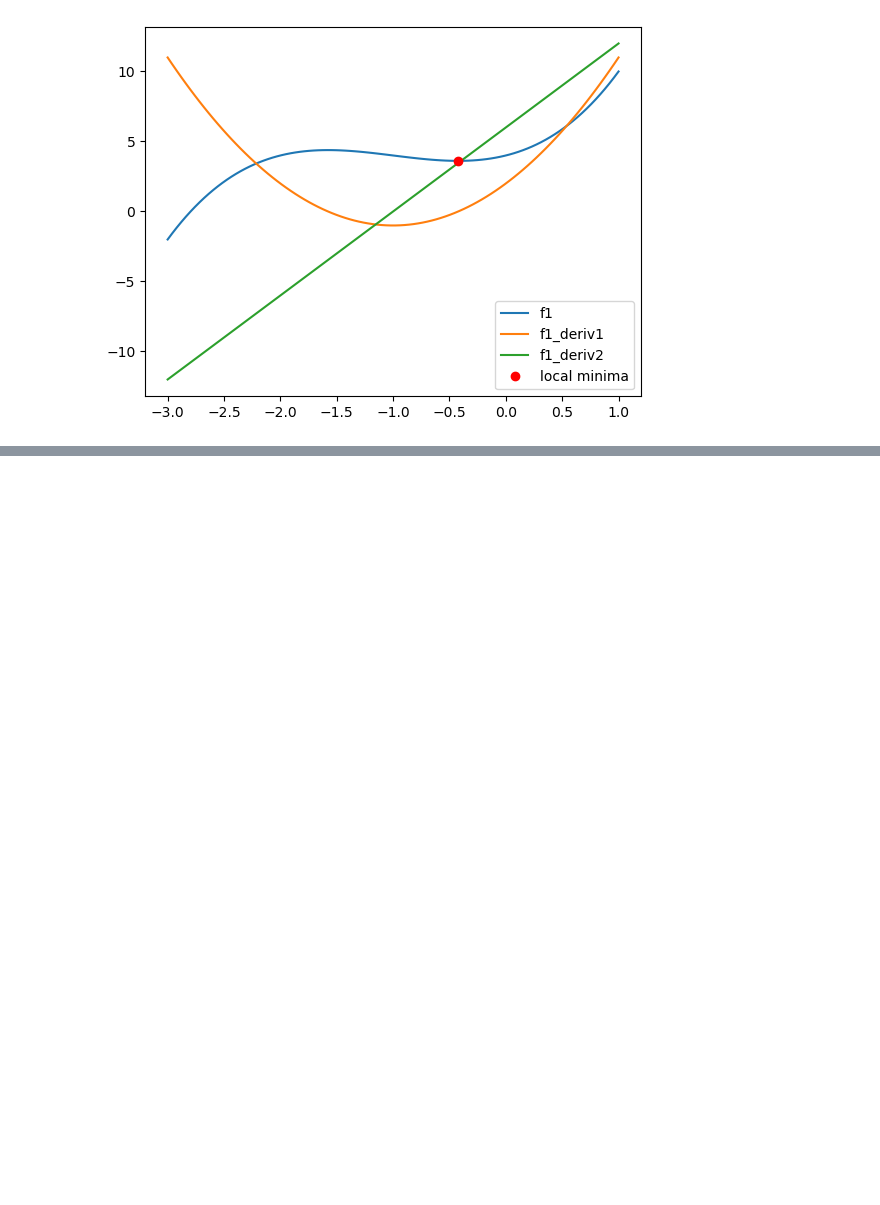
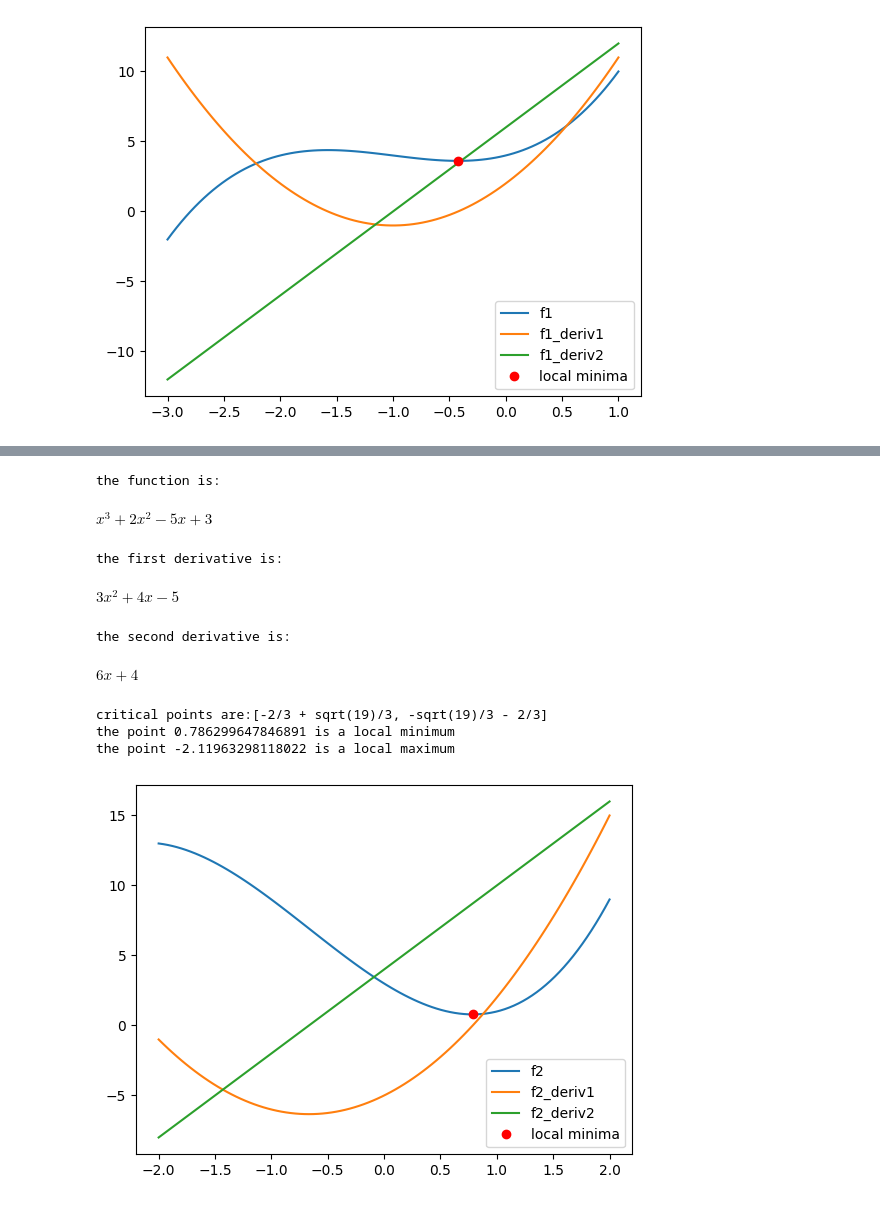
Before and after one commit to Alkhatir/Numerical-Opt, a Jupyter notebook: task1.ipynb, the cells around one changed output, grey strips where cells are left out. Cells and saved outputs as stored; diff of their text form; code cells hidden in the pictures; blank space fills up the shorter version.

```diff
--- a/task1.ipynb
+++ b/task1.ipynb
@@ -210,0 +227,49 @@ $$f''(x) = 12x$$
+# %%
+x, alpha = symbols('x alpha', real=True)
+f2=Function('f2')(x)
+f2=task1.function2(x)
+print("the function is:")
+display(f2)
+print("the first derivative is:")
+f2_deriv1=diff(f2,x)
+display(f2_deriv1)
+print("the second derivative is:")
+f2_deriv2=diff(f2_deriv1,x)
+display(f2_deriv2)
+
+critical_points = sp.solve(f2_deriv1,x)
+print(f"critical points are:{critical_points}")
+x_star = []
+for point in critical_points:
+    if f2_deriv2.evalf(subs={x:point})>0:
+        x_star.append(point)
+        print(f"the point {point.evalf()} is a local minimum")
+    elif f2_deriv2.evalf(subs={x:point})<0:
+        print(f"the point {point.evalf()} is a local maximum")
+    else:
+        print(f"the point {point.evalf()} is a saddle point")
+
+
+#plotting the function and its derivatives
+x_vals=np.linspace(-2,2,100)
+f2_vals=[f2.subs(x,val) for val in x_vals]
+f2_deriv1_vals=[f2_deriv1.subs(x,val) for val in x_vals]
+f2_deriv2_vals=[f2_deriv2.subs(x,val) for val in x_vals]
+
+plt.plot(x_vals,f2_vals,label='f2')
+plt.plot(x_vals,f2_deriv1_vals,label='f2_deriv1')
+plt.plot(x_vals,f2_deriv2_vals,label='f2_deriv2')
+plt.plot(x_star,[f2.evalf(subs={x:val}) for val in x_star],'ro',label='local minima')
+plt.legend()
+plt.show()
+# %% [output]
+the function is:
+$\displaystyle x^{3} + 2 x^{2} - 5 x + 3$
+the first derivative is:
+$\displaystyle 3 x^{2} + 4 x - 5$
+the second derivative is:
+$\displaystyle 6 x + 4$
+critical points are:[-2/3 + sqrt(19)/3, -sqrt(19)/3 - 2/3]
+the point 0.786299647846891 is a local minimum
+the point -2.11963298118022 is a local maximum
+[figure, added]
```
Also changed, not shown: parts of 127 cells of this notebook, 1 other file.
